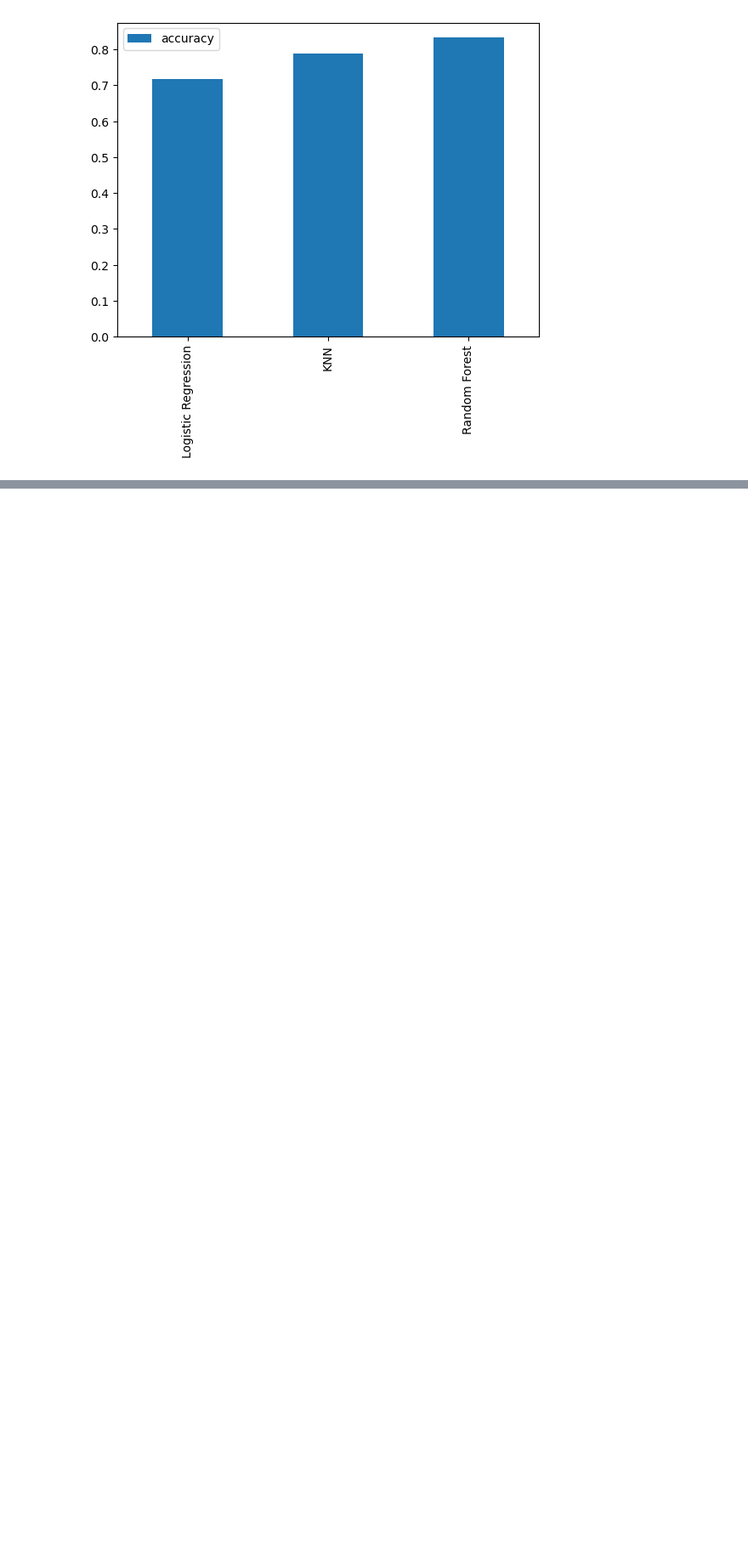
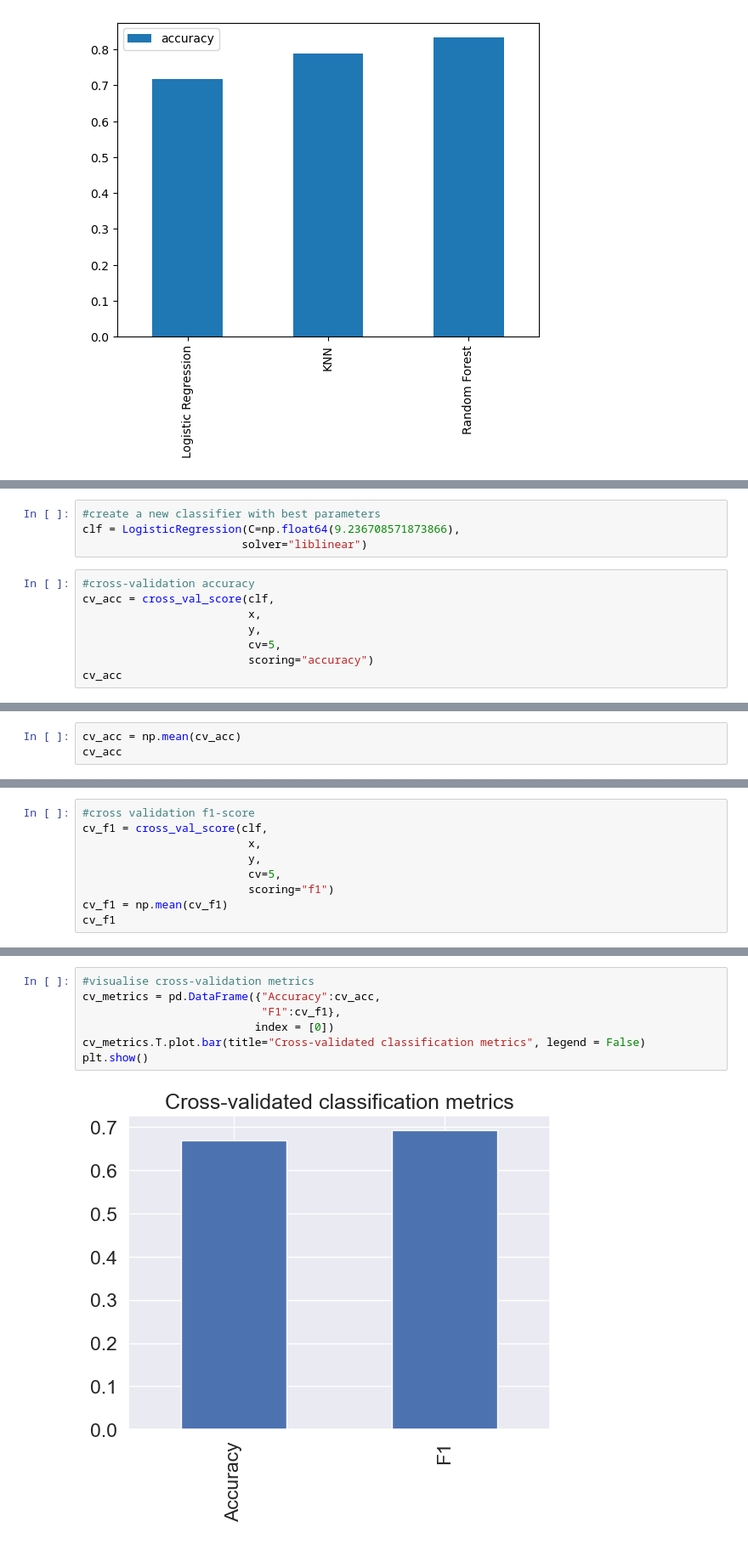
Before and after one commit to Ogierumua/phishing-website-project, a Jupyter notebook: Phishing_website.ipynb, the cells around one changed output, grey strips where cells are left out. Shown at 85% size. Cells and saved outputs as stored; diff of their text form; blank space fills up the shorter version.

```diff
--- a/Phishing_website.ipynb
+++ b/Phishing_website.ipynb
@@ -634,0 +847,12 @@ plt.show()
+# %%
+#create a new classifier with best parameters
+clf = LogisticRegression(C=np.float64(9.236708571873866),
+                        solver="liblinear")
+# %%
+#cross-validation accuracy
+cv_acc = cross_val_score(clf,
+                         x,
+                         y,
+                         cv=5,
+                         scoring="accuracy")
+cv_acc
@@ -634,0 +861,3 @@ plt.show()
+# %%
+cv_acc = np.mean(cv_acc)
+cv_acc
@@ -634,0 +866,9 @@ plt.show()
+# %%
+#cross validation f1-score
+cv_f1 = cross_val_score(clf,
+                         x,
+                         y,
+                         cv=5,
+                         scoring="f1")
+cv_f1 = np.mean(cv_f1)
+cv_f1
@@ -634,0 +877,9 @@ plt.show()
+# %%
+#visualise cross-validation metrics
+cv_metrics = pd.DataFrame({"Accuracy":cv_acc,
+                           "F1":cv_f1},
+                          index = [0])
+cv_metrics.T.plot.bar(title="Cross-validated classification metrics", legend = False)
+plt.show()
+# %% [output]
+[figure, added]
```
Also changed, not shown: parts of 31 cells of this notebook, 1 other file.
